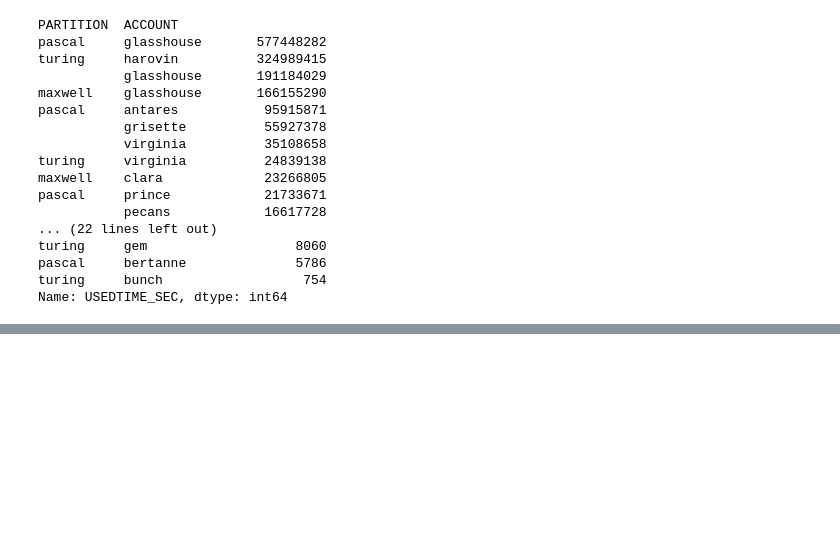
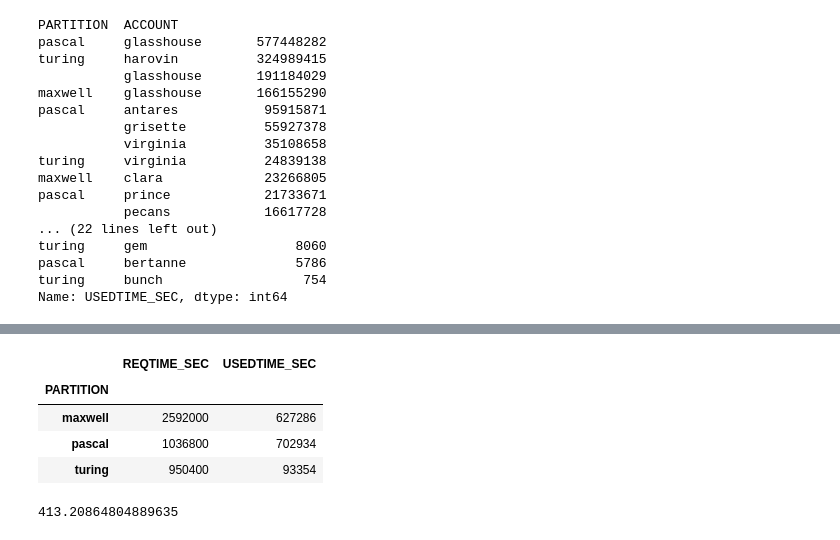
Before and after one commit to ashamaheshwari/accre_vanderbilt_project, a Jupyter notebook: Ajay_ACCRE.ipynb, the cells around one changed output, grey strips where cells are left out. Drawn from its saved outputs; the diff is of its cells as text; code cells hidden in the pictures; blank space fills up the shorter version.

```diff
--- a/Ajay_ACCRE.ipynb
+++ b/Ajay_ACCRE.ipynb
@@ -150,3 +175,15 @@ Name: USEDTIME_SEC, dtype: int64
+# %%
+gpu_completed_df_Q5[["PARTITION","REQTIME_SEC", "USEDTIME_SEC"]].groupby('PARTITION').sum()
+# %% [output]
+|  | REQTIME_SEC | USEDTIME_SEC |
+| PARTITION |  |  |
+| maxwell | 2592000 | 627286 |
+| pascal | 1036800 | 702934 |
+| turing | 950400 | 93354 |
+# %%
+(2592000/627286 ) * 100
+# %% [output]
+413.20864804889635
 # %%
 #Check completed jobs by Partition and GPUS
 gpu_completed_df.groupby(["PARTITION","GPUS"])["USEDMEM"].sum()
```
Also changed, not shown: parts of 13 cells of this notebook.
